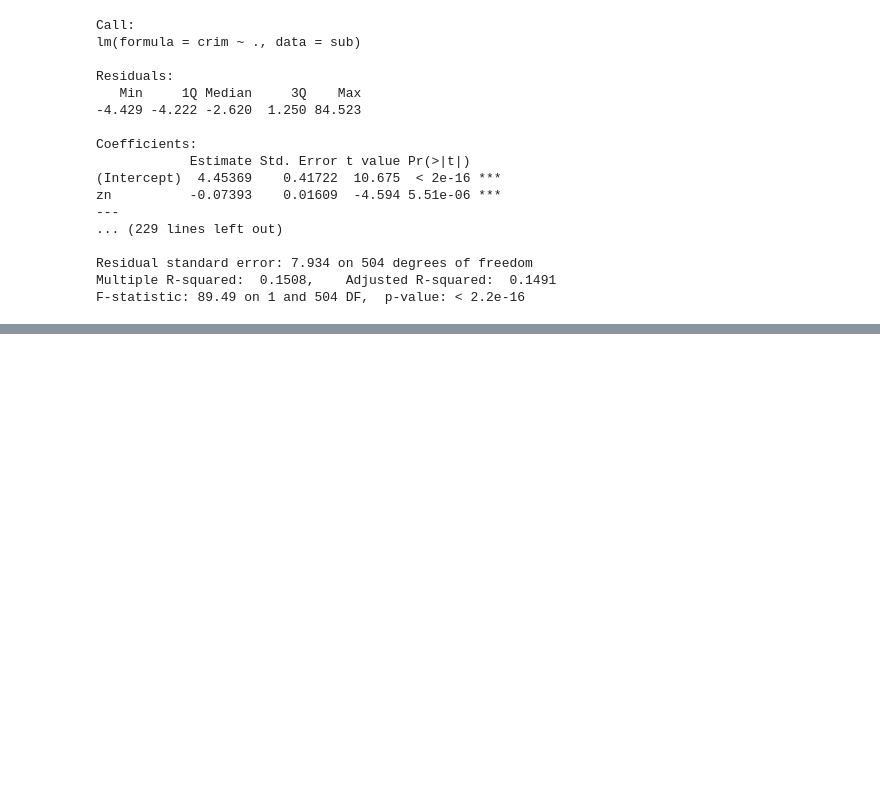
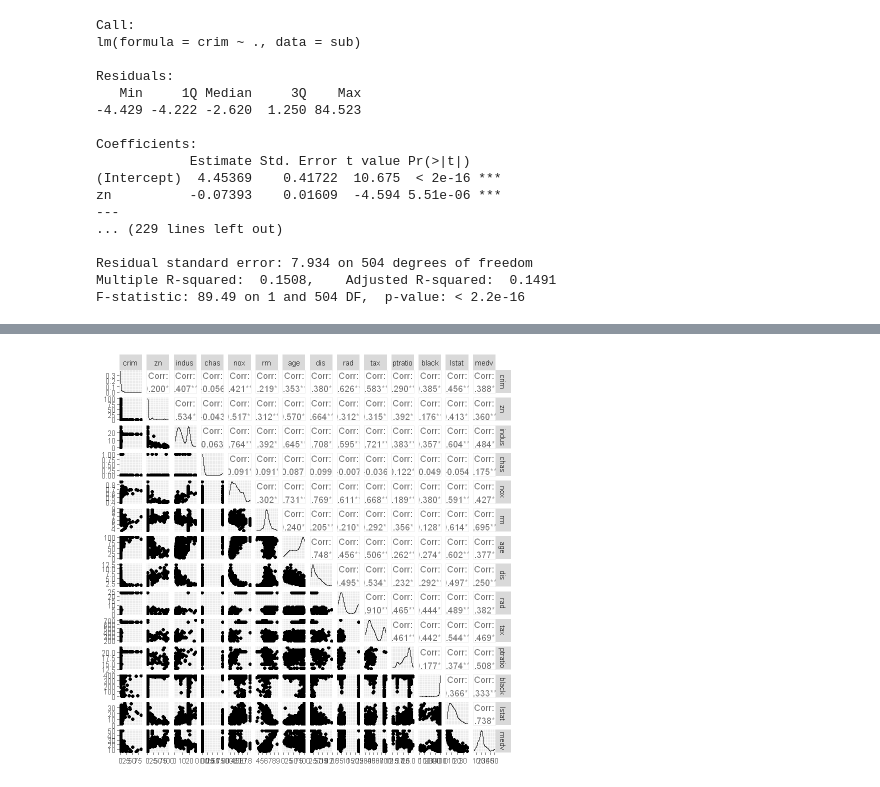
Before and after one commit to alipourmotlagh/MBD_statistical_learning, a Jupyter notebook: Chapter 3/Q3Q10Q15.ipynb, the cells around one changed output, grey strips where cells are left out. Drawn from its saved outputs; the diff is of its cells as text; code cells hidden in the pictures; blank space fills up the shorter version.

```diff
--- a/Chapter 3/Q3Q10Q15.ipynb
+++ b/Chapter 3/Q3Q10Q15.ipynb
@@ -216,0 +221,7 @@ F-statistic: 89.49 on 1 and 504 DF,  p-value: < 2.2e-16
+# %%
+#library(ggplot2)
+#install.packages("GGally")
+#library('GGally')
+ggpairs(Boston)
+# %% [output]
+[figure, added]
```
Also changed, not shown: parts of 2 cells of this notebook.
